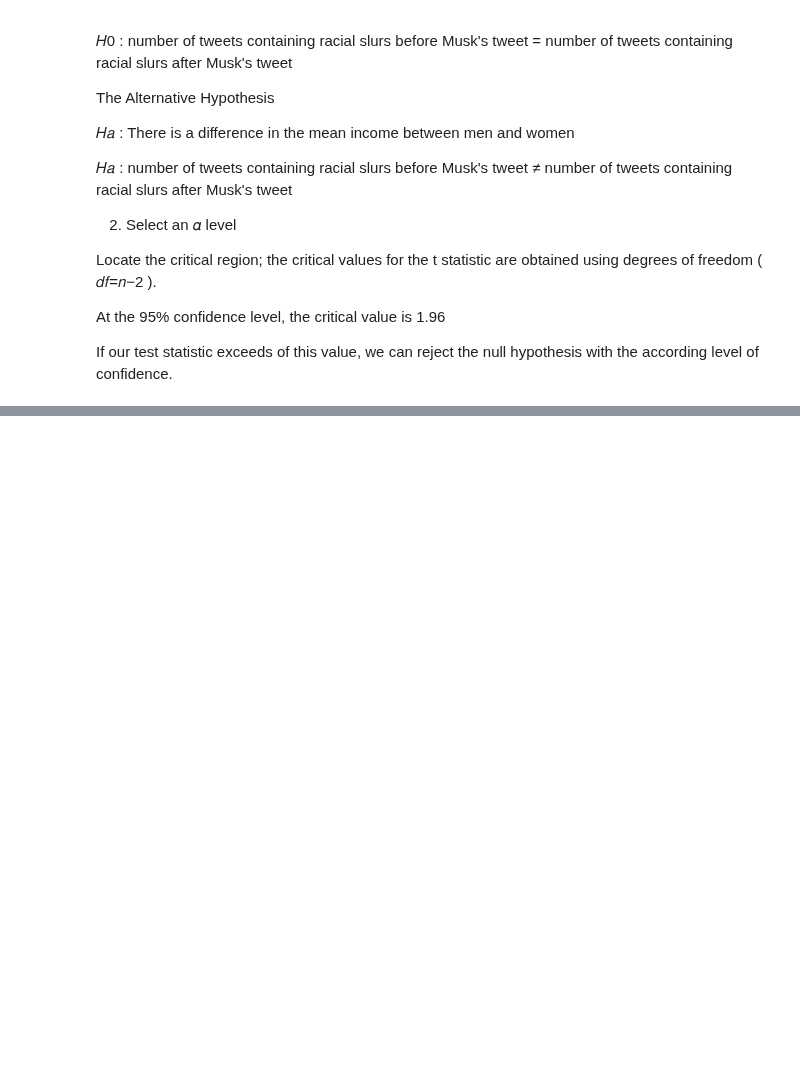
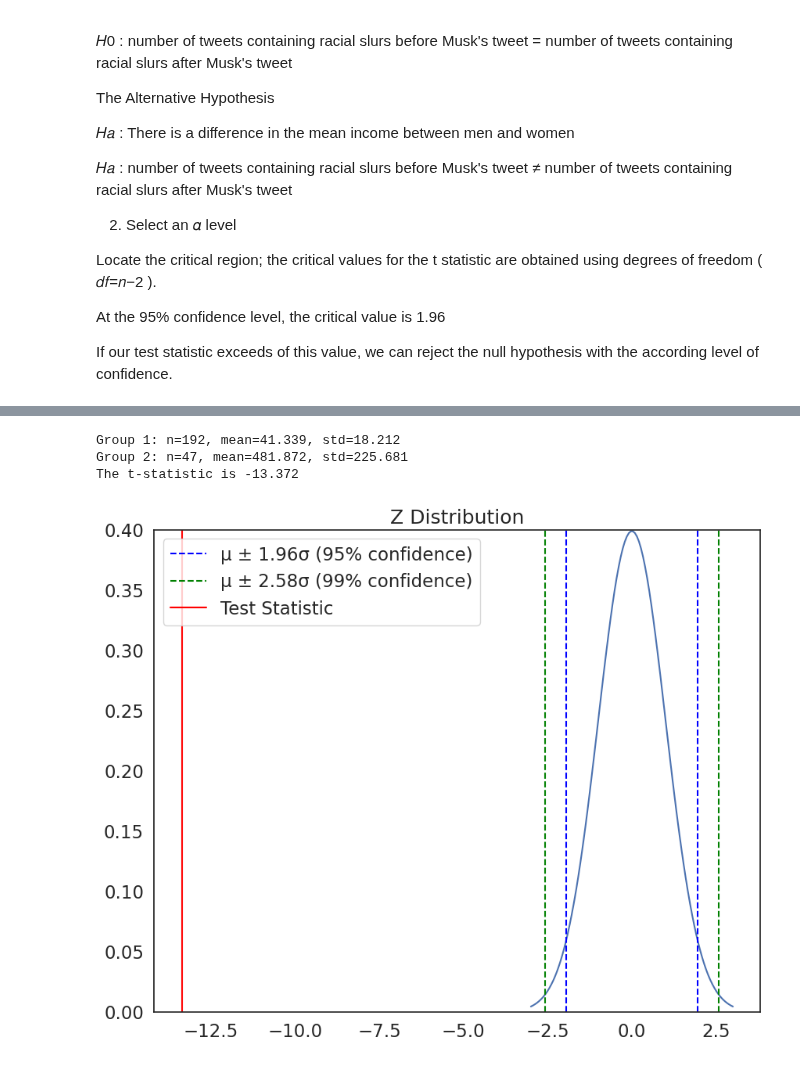
Before and after one commit to ep-ucl/QM2, a Jupyter notebook: notebooks/w06_hypothesis_testing.ipynb, the cells around one changed output, grey strips where cells are left out. Cells and saved outputs as stored; diff of their text form; code cells hidden in the pictures; blank space fills up the shorter version.

```diff
--- a/notebooks/w06_hypothesis_testing.ipynb
+++ b/notebooks/w06_hypothesis_testing.ipynb
@@ -451,0 +408,61 @@ Name: count, dtype: int64
+# %%
+def manual_ttest(group1, group2, plot=False): # define a function called "manual_ttest" that takes two groups and a boolean value for whether or not to plot the results as arguments
+
+    desc1, desc2=group1.describe(), group2.describe() # get descriptive statistics for both samples
+
+    n1,std1,mean1 = desc1['count'], desc1['std'] ,desc1['mean'] # get the sample size, standard deviation, and mean of the first sample
+    n2,std2,mean2 = desc2['count'], desc2['std'] ,desc2['mean'] # get the sample size, standard deviation, and mean of the second sample
+
+    # calculate standard errors
+    se1, se2 = std1**2/n1, std2**2/n2 # '**2' is the same as squaring the number
+
+    # standard error on the difference between the samples
+    sed = np.sqrt(se1 + se2)
+
+    # calculate the t statistic
+    t_stat = (mean1 - mean2) / sed
+
+    # print the results
+    print("Group 1: n=%.0f, mean=%.3f, std=%.3f" % (n1,mean1,std1))
+    print("Group 2: n=%.0f, mean=%.3f, std=%.3f" % (n2,mean2,std2))
+    print('The t-statistic is %.3f' % t_stat) # print the t-statistic
+
+    if plot==True: # if the plot argument is set to True, plot the results
+        groups=pd.DataFrame() # create an empty dataframe
+        i=1 # create a counter variable called "i" and set it equal to 1
+
+        for group in [group1, group2]: # loop through each group in the list of groups
+            plot_df=pd.DataFrame({'Values': group,'Group':i}) # create a dataframe with the values of the group and a column called "Group" that contains the group number
+            groups=groups.append(plot_df) # append the dataframe to the list of dataframes
+            i+=1 # increase the counter by 1
+    return t_stat # return the t-statistic
+
+pre_tweet = tweets[tweets['hour']<tweet]
+post_tweet = tweets[tweets['hour']>tweet]
+
+t = manual_ttest(pre_tweet['count'], post_tweet['count'], plot=False)
+
+def plot_z(test_statistic):
+    mu, se= 0, 1 # create two variables, a mean "mu" equal to zero, and standard deviation "se" equal to 1
+    x = np.linspace(mu - 3*se, mu + 3*se, 100) # create a range of values from -3 to 3 standard deviations
+
+    plt.plot(x, norm.pdf(x, mu, se)) # plot the normal distribution
+    plt.axvline(mu-se*1.96, color='blue', linestyle='dashed', linewidth=1.5,label='µ ± 1.96σ (95% confidence)') # plot a vertical line at the mean plus 2 standard deviations
+    plt.axvline(mu+se*1.96, color='blue', linestyle='dashed', linewidth=1.5)  # plot a vertical line at the mean minus 2 standard deviations
+    plt.axvline(mu-se*2.58, color='green', linestyle='dashed', linewidth=1.5,label='µ ± 2.58σ (99% confidence)') # plot a vertical line at the mean plus 2 standard deviations
+    plt.axvline(mu+se*2.58, color='green', linestyle='dashed', linewidth=1.5)  # plot a vertical line at the mean minus 2 standard deviations
+
+    plt.axvline(test_statistic, color='red', linestyle='solid', linewidth=1.5,label='Test Statistic') # plot a vertical line at the test statistic
+
+
+    plt.ylim(0,0.4)
+    plt.legend()
+    plt.title('Z Distribution') # add a title
+    plt.show()
+
+plot_z(t) # plot the test statistic on the z distribution
+# %% [output]
+Group 1: n=192, mean=41.339, std=18.212
+Group 2: n=47, mean=481.872, std=225.681
+The t-statistic is -13.372
+[figure, added]
```
Also changed, not shown: parts of 1 cell of this notebook.
